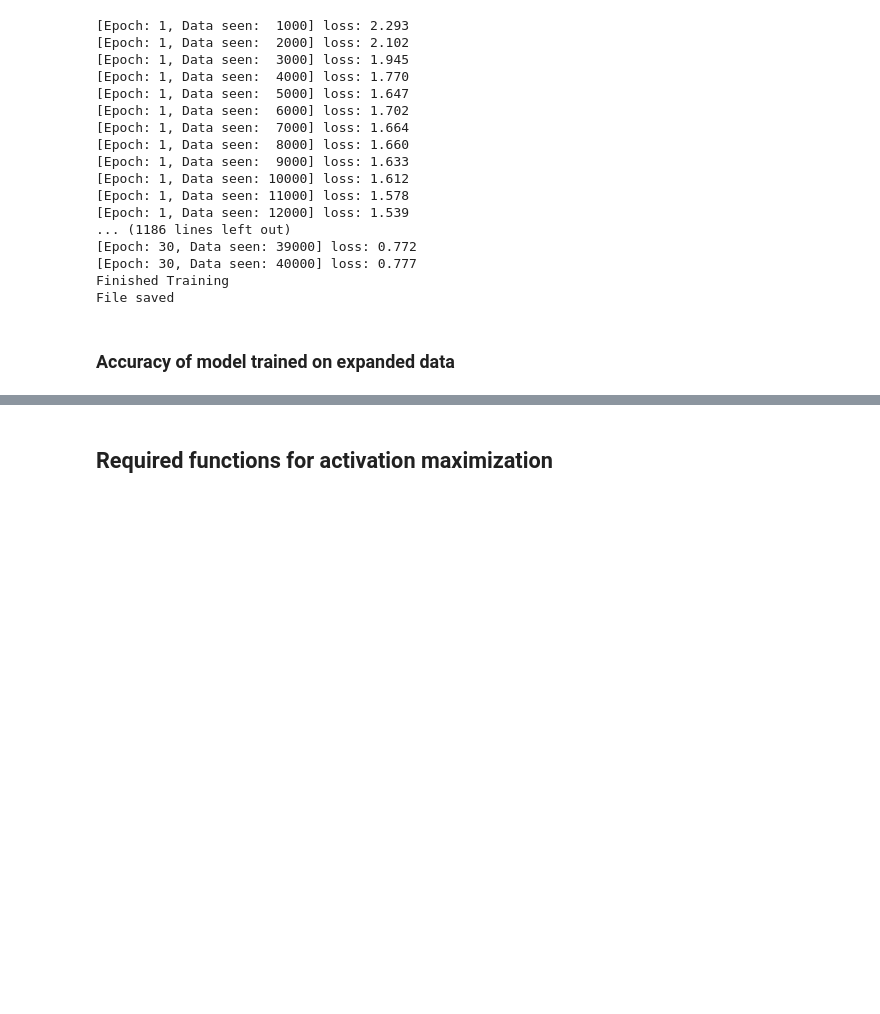
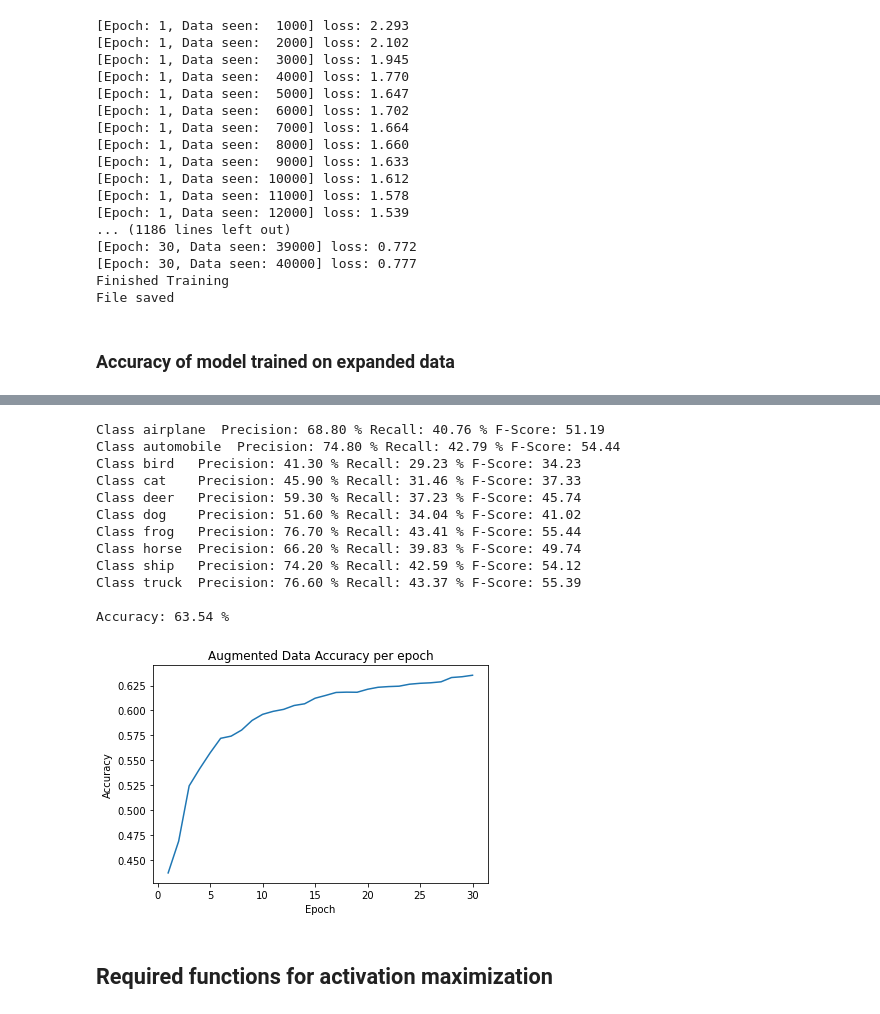
Before and after one commit to nazliensafi/COMP432-Fall2021, a Jupyter notebook: Classifier interpretability/Part3.ipynb, the cells around one changed output, grey strips where cells are left out. Cells and saved outputs as stored; diff of their text form; code cells hidden in the pictures; blank space fills up the shorter version.

```diff
--- a/Classifier interpretability/Part3.ipynb
+++ b/Classifier interpretability/Part3.ipynb
@@ -267,33 +292,2 @@ Finished Training
 # %% [markdown]
 ## Evaluate the CNN above on the test images
-# %%
-def imshow(img):
-    # Reverse normalization
-    img = img / 2 + 0.5
-    # set tensor to numpy array
-    img = img.numpy()
-    # set channels to proper formal
-    plt.imshow(np.transpose(img, (1, 2, 0)))
-    plt.show()
-
-# Load a batch of images (5)
-dataiter = iter(testloader)
-images, labels = dataiter.next()
-
-# Print original data set
-imshow(torchvision.utils.make_grid(images))
-print('Actual: ', ' '.join('%5s' % class_names[labels[i]] for i in range(5)))
-
-
-# Load the saved file
-if model_path is not None:
-    loaded_network = Network()
-    loaded_network.load_state_dict(torch.load(model_path))
-
-# Feed the same images to our trained model
-model_outputs = loaded_network(images)
-
-
-# Get the highest scoring class for each image
-_, predicted = torch.max(model_outputs, 1)
-print('Predicted: ', ' '.join('%5s' % class_names[predicted[i]] for i in range(5)))
@@ -304,10 +296,11 @@ Predicted:    cat  ship  ship airplane  deer
 # %%
+# Epochs to take into account
 def accuracy_on_epoch(epoch, title, augmented=False ):
     accuracys = []
     base_path = './TrainedModels/model_'
     if augmented:
         base_path = './TrainedModels/augmented_model_'
-    for i in range(epoch-1):
+    for i in range(epoch):
         loaded_network = Network()
         loaded_network.load_state_dict(torch.load(base_path+str(i+1)+'.pt'))
         # Trackers for functions.
@@ -325,8 +318,9 @@ def accuracy_on_epoch(epoch, title, augmented=False ):
                 total += labels.size(0)
                 correct += (predicted == labels).sum().item()
             accuracys.append(correct / total)
+    # Plot results
     epochs = [i+1 for i in range(epoch)]
-    plt.plot(epoch, accuracys)
+    plt.plot(epochs, accuracys)
     plt.xlabel("Epoch")
     plt.ylabel("Accuracy")
     plt.title(title)
@@ -537,2 +415,18 @@ NameError: name 'accuracy_on_epoch' is not defined
+# %%
+eval_model("Augmented Data Accuracy per epoch", 30, augmented=True)
+# %% [output]
+Class airplane  Precision: 68.80 % Recall: 40.76 % F-Score: 51.19
+Class automobile  Precision: 74.80 % Recall: 42.79 % F-Score: 54.44
+Class bird   Precision: 41.30 % Recall: 29.23 % F-Score: 34.23
+Class cat    Precision: 45.90 % Recall: 31.46 % F-Score: 37.33
+Class deer   Precision: 59.30 % Recall: 37.23 % F-Score: 45.74
+Class dog    Precision: 51.60 % Recall: 34.04 % F-Score: 41.02
+Class frog   Precision: 76.70 % Recall: 43.41 % F-Score: 55.44
+Class horse  Precision: 66.20 % Recall: 39.83 % F-Score: 49.74
+Class ship   Precision: 74.20 % Recall: 42.59 % F-Score: 54.12
+Class truck  Precision: 76.60 % Recall: 43.37 % F-Score: 55.39
+
+Accuracy: 63.54 %
+[figure, added]
 # %% [markdown]
  ## Required functions for activation maximization
```
Also changed, not shown: parts of 23 cells of this notebook.
